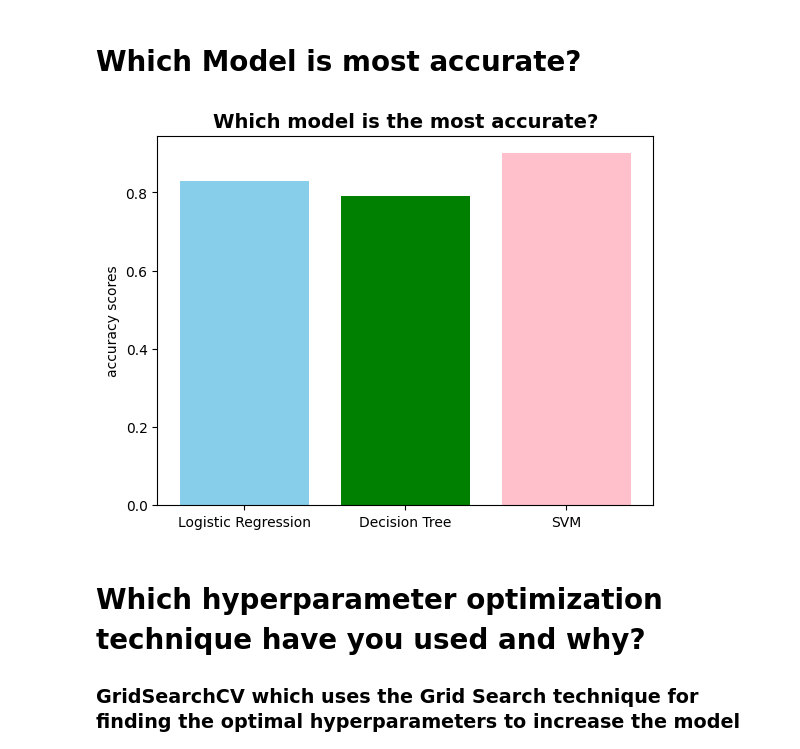
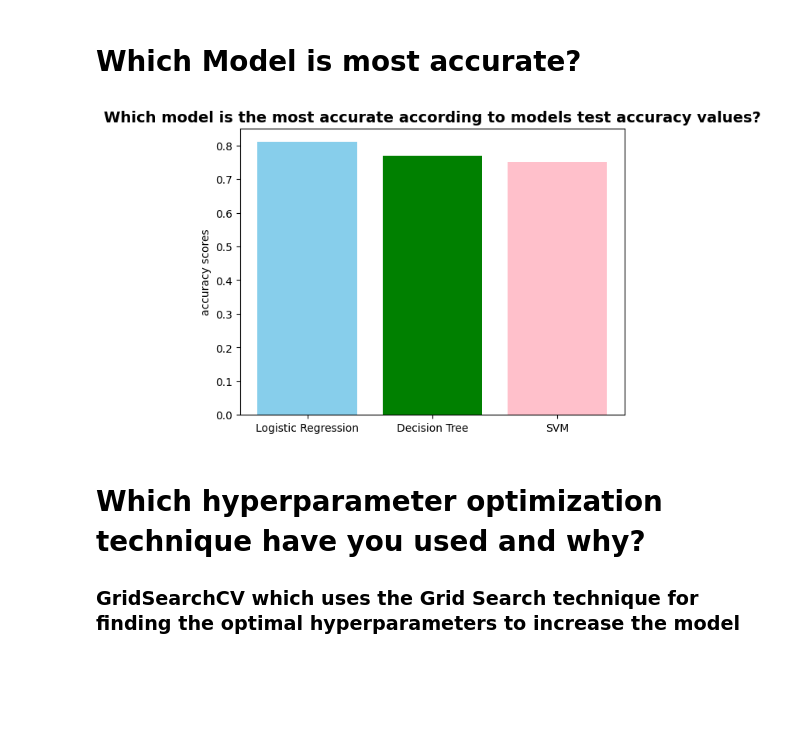
Before and after one commit to sumit25chini/Mobile-Price-Range-Prediction-Classification-prediction, a Jupyter notebook: Mobile_Price_Range_Prediction_project.ipynb, the cells around one changed output. Cells and saved outputs as stored; diff of their text form; code cells hidden in the pictures; blank space fills up the shorter version.

```diff
--- a/Mobile_Price_Range_Prediction_project.ipynb
+++ b/Mobile_Price_Range_Prediction_project.ipynb
@@ -1189,14 +1183,14 @@ weighted avg       0.76      0.75      0.75       500
 # Which Model is most accurate?
 # %%
 models = ['Logistic Regression', 'Decision Tree','SVM']
-acc_scores = [0.83,0.79,0.90]
+acc_scores = [0.81,0.77,0.75]
 
 plt.bar(models, acc_scores, color=['skyblue', 'green', 'pink',])
 plt.ylabel("accuracy scores")
-plt.title("Which model is the most accurate?",fontweight ='bold', size = 14)
+plt.title("Which model is the most accurate according to models test accuracy values?",fontweight ='bold', size = 14)
 plt.show()
 # %% [output]
-[figure, old version]
+[figure, new version]
 # %% [markdown]
 # Which hyperparameter optimization technique have you used and why?
 ### GridSearchCV which uses the Grid Search technique for finding the optimal hyperparameters to increase the model performance. In GridSearchCV, along with Grid Search cross-validation is also performed and cross-Validation is used while training the model. Our goal should be to find the best hyperparameters values to get the perfect prediction results from our model.
```
Also changed, not shown: parts of 12 cells of this notebook.
